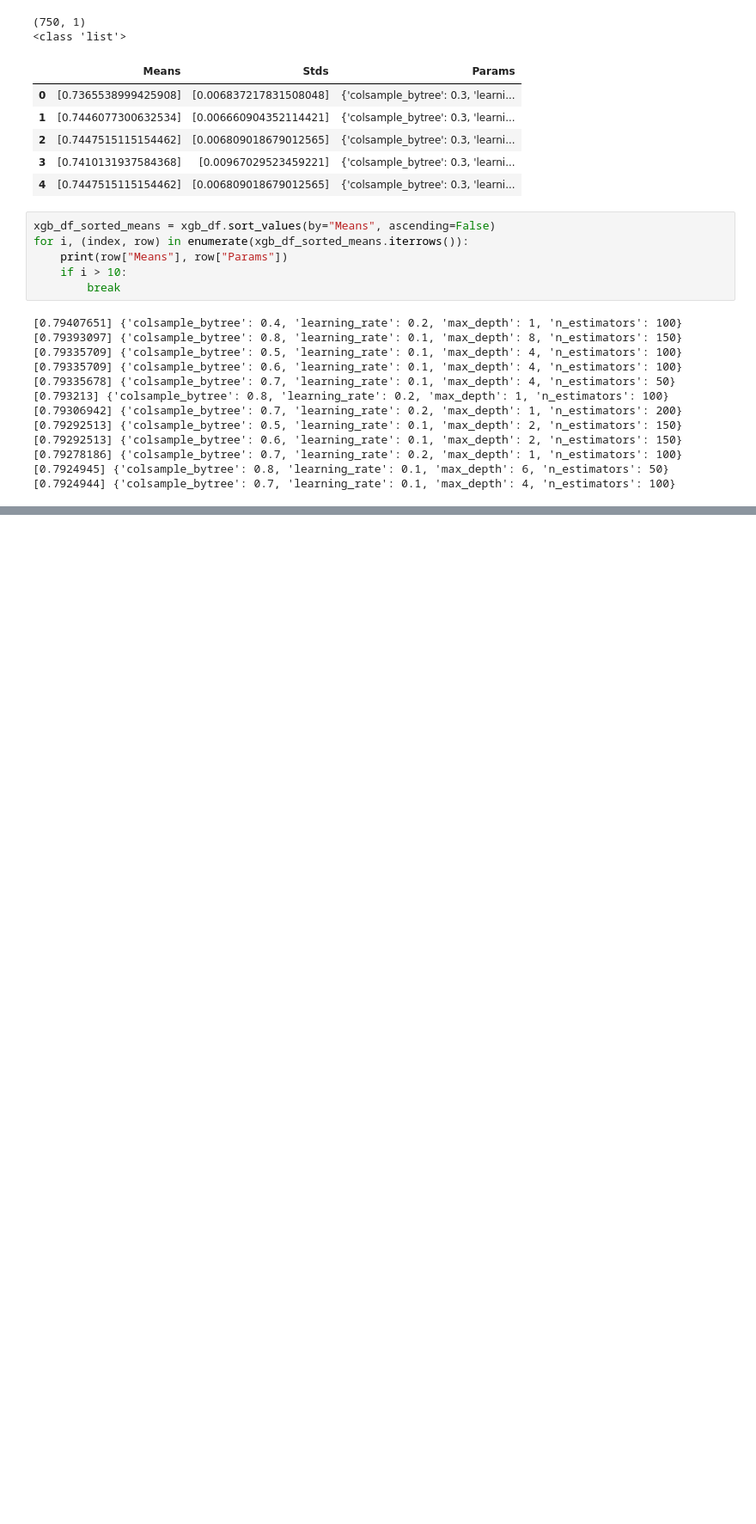
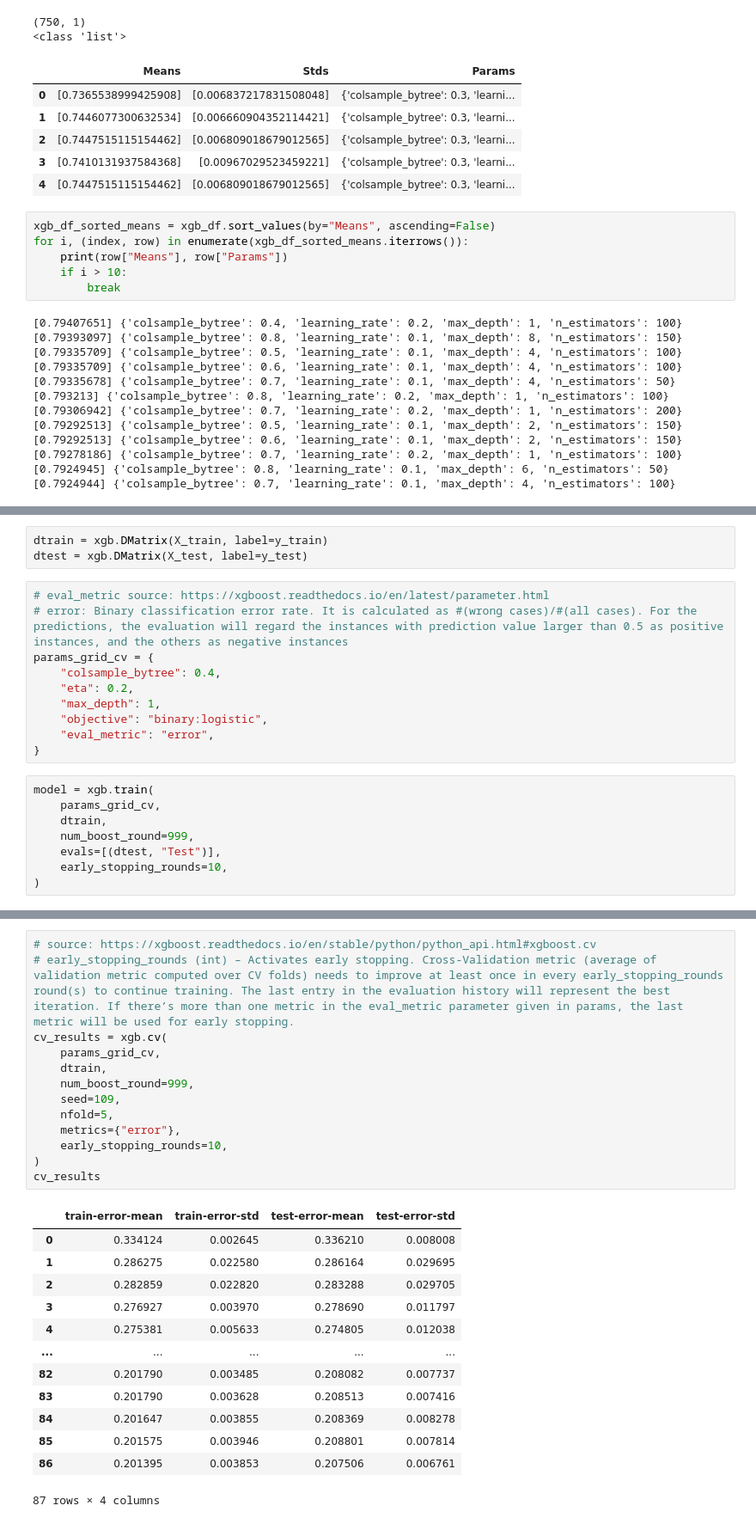
Before and after one commit to connorcapitolo/Spaceship-Titanic, a Jupyter notebook: notebooks/spaceship_eda.ipynb, the cells around one changed output, grey strips where cells are left out. Shown at 86% size. Saved outputs shown, nothing was run; the diff lists cells and outputs as text; blank space fills up the shorter version.

Commit message:
Adding XGBoost cv method

```diff
--- a/notebooks/spaceship_eda.ipynb
+++ b/notebooks/spaceship_eda.ipynb
@@ -1215,0 +1219,21 @@ for i, (index, row) in enumerate(xgb_df_sorted_means.iterrows()):
+# %%
+dtrain = xgb.DMatrix(X_train, label=y_train)
+dtest = xgb.DMatrix(X_test, label=y_test)
+# %%
+# eval_metric source: https://xgboost.readthedocs.io/en/latest/parameter.html
+# error: Binary classification error rate. It is calculated as #(wrong cases)/#(all cases). For the predictions, the evaluation will regard the instances with prediction value larger than 0.5 as positive instances, and the others as negative instances
+params_grid_cv = {
+    "colsample_bytree": 0.4,
+    "eta": 0.2,
+    "max_depth": 1,
+    "objective": "binary:logistic",
+    "eval_metric": "error",
+}
+# %%
+model = xgb.train(
+    params_grid_cv,
+    dtrain,
+    num_boost_round=999,
+    evals=[(dtest, "Test")],
+    early_stopping_rounds=10,
+)
@@ -1215,0 +1264,27 @@ for i, (index, row) in enumerate(xgb_df_sorted_means.iterrows()):
+# %%
+# source: https://xgboost.readthedocs.io/en/stable/python/python_api.html#xgboost.cv
+# early_stopping_rounds (int) – Activates early stopping. Cross-Validation metric (average of validation metric computed over CV folds) needs to improve at least once in every early_stopping_rounds round(s) to continue training. The last entry in the evaluation history will represent the best iteration. If there’s more than one metric in the eval_metric parameter given in params, the last metric will be used for early stopping.
+cv_results = xgb.cv(
+    params_grid_cv,
+    dtrain,
+    num_boost_round=999,
+    seed=109,
+    nfold=5,
+    metrics={"error"},
+    early_stopping_rounds=10,
+)
+cv_results
+# %% [output]
+|  | train-error-mean | train-error-std | test-error-mean | test-error-std |
+| 0 | 0.334124 | 0.002645 | 0.336210 | 0.008008 |
+| 1 | 0.286275 | 0.022580 | 0.286164 | 0.029695 |
+| 2 | 0.282859 | 0.022820 | 0.283288 | 0.029705 |
+| 3 | 0.276927 | 0.003970 | 0.278690 | 0.011797 |
+| 4 | 0.275381 | 0.005633 | 0.274805 | 0.012038 |
+| ... | ... | ... | ... | ... |
+| 82 | 0.201790 | 0.003485 | 0.208082 | 0.007737 |
+| 83 | 0.201790 | 0.003628 | 0.208513 | 0.007416 |
+| 84 | 0.201647 | 0.003855 | 0.208369 | 0.008278 |
+| 85 | 0.201575 | 0.003946 | 0.208801 | 0.007814 |
+| 86 | 0.201395 | 0.003853 | 0.207506 | 0.006761 |
+87 rows × 4 columns
```
Also changed, not shown: parts of 5 cells of this notebook, 1 other file.
